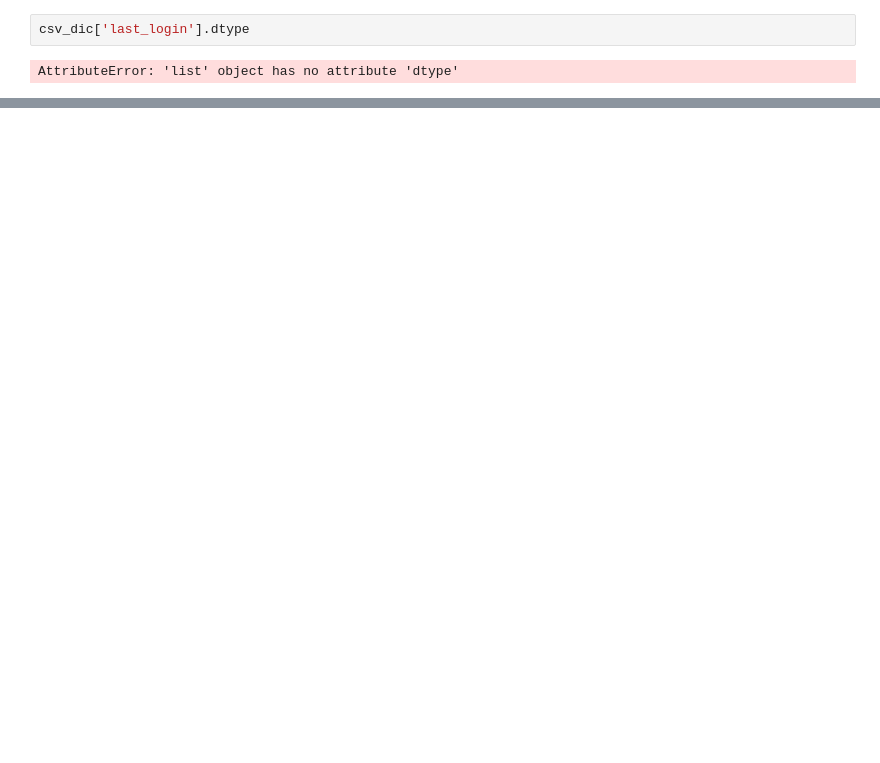
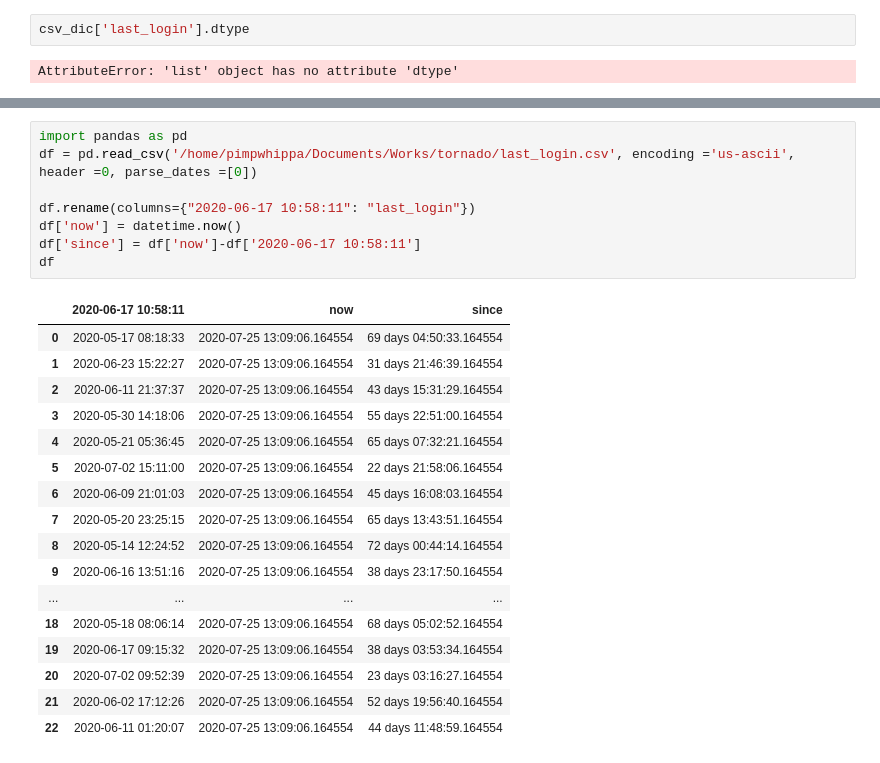
Before and after one commit to Pimpwhippa/Warply, a Jupyter notebook: which_object_type.ipynb, the cells around one changed output, grey strips where cells are left out. Cells and saved outputs as stored; diff of their text form; blank space fills up the shorter version.

```diff
--- a/which_object_type.ipynb
+++ b/which_object_type.ipynb
@@ -83,0 +336,26 @@ AttributeError: 'list' object has no attribute 'dtype'
+# %%
+import pandas as pd
+df = pd.read_csv('/home/pimpwhippa/Documents/Works/tornado/last_login.csv', encoding ='us-ascii', header =0, parse_dates =[0])
+
+df.rename(columns={"2020-06-17 10:58:11": "last_login"})
+df['now'] = datetime.now()
+df['since'] = df['now']-df['2020-06-17 10:58:11']
+df
+# %% [output]
+|  | 2020-06-17 10:58:11 | now | since |
+| 0 | 2020-05-17 08:18:33 | 2020-07-25 13:09:06.164554 | 69 days 04:50:33.164554 |
+| 1 | 2020-06-23 15:22:27 | 2020-07-25 13:09:06.164554 | 31 days 21:46:39.164554 |
+| 2 | 2020-06-11 21:37:37 | 2020-07-25 13:09:06.164554 | 43 days 15:31:29.164554 |
+| 3 | 2020-05-30 14:18:06 | 2020-07-25 13:09:06.164554 | 55 days 22:51:00.164554 |
+| 4 | 2020-05-21 05:36:45 | 2020-07-25 13:09:06.164554 | 65 days 07:32:21.164554 |
+| 5 | 2020-07-02 15:11:00 | 2020-07-25 13:09:06.164554 | 22 days 21:58:06.164554 |
+| 6 | 2020-06-09 21:01:03 | 2020-07-25 13:09:06.164554 | 45 days 16:08:03.164554 |
+| 7 | 2020-05-20 23:25:15 | 2020-07-25 13:09:06.164554 | 65 days 13:43:51.164554 |
+| 8 | 2020-05-14 12:24:52 | 2020-07-25 13:09:06.164554 | 72 days 00:44:14.164554 |
+| 9 | 2020-06-16 13:51:16 | 2020-07-25 13:09:06.164554 | 38 days 23:17:50.164554 |
+| ... | ... | ... | ... |
+| 18 | 2020-05-18 08:06:14 | 2020-07-25 13:09:06.164554 | 68 days 05:02:52.164554 |
+| 19 | 2020-06-17 09:15:32 | 2020-07-25 13:09:06.164554 | 38 days 03:53:34.164554 |
+| 20 | 2020-07-02 09:52:39 | 2020-07-25 13:09:06.164554 | 23 days 03:16:27.164554 |
+| 21 | 2020-06-02 17:12:26 | 2020-07-25 13:09:06.164554 | 52 days 19:56:40.164554 |
+| 22 | 2020-06-11 01:20:07 | 2020-07-25 13:09:06.164554 | 44 days 11:48:59.164554 |
```
Also changed, not shown: parts of 56 cells of this notebook, 4 other files.
